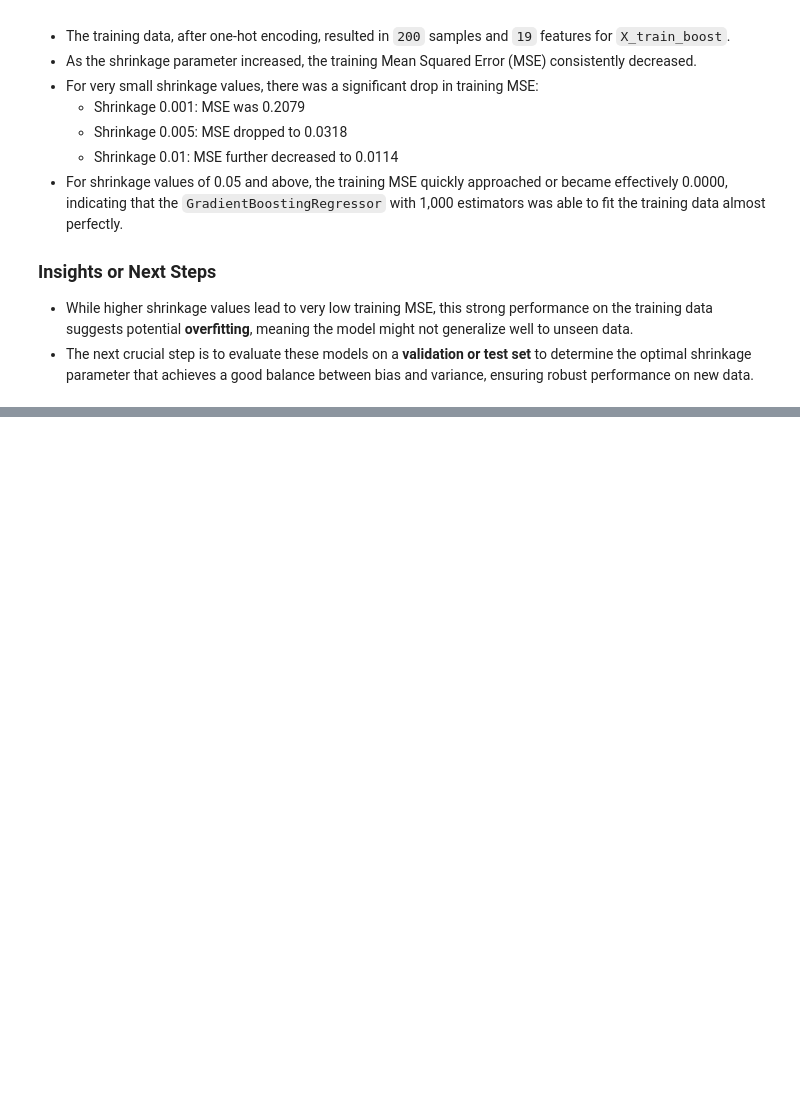
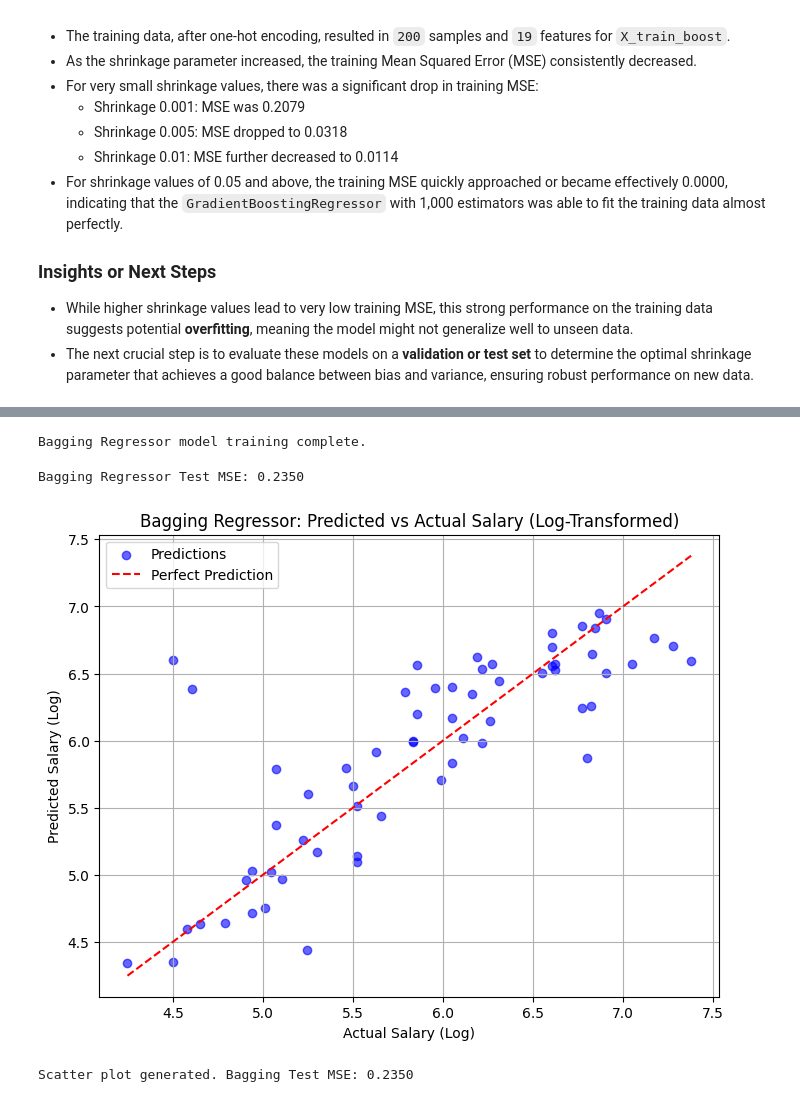
Before and after one commit to rguang/ISLP, a Jupyter notebook: Ch8 Lab.ipynb, the cells around one changed output, grey strips where cells are left out. Saved outputs shown, nothing was run; the diff lists cells and outputs as text; code cells hidden in the pictures; blank space fills up the shorter version.

```diff
--- a/Ch8 Lab.ipynb
+++ b/Ch8 Lab.ipynb
@@ -792,0 +1150,47 @@ The boosting analysis reveals a clear relationship between the shrinkage paramet
+# %%
+from sklearn.ensemble import BaggingRegressor
+from sklearn.tree import DecisionTreeRegressor
+
+# Initialize the Bagging Regressor with DecisionTreeRegressor as the base estimator
+bagging_model = BaggingRegressor(estimator=DecisionTreeRegressor(), n_estimators=100, random_state=42)
+
+# Fit the model to the training data
+bagging_model.fit(X_train_boost, y_train_boost)
+
+print("Bagging Regressor model training complete.")
+# %% [output]
+Bagging Regressor model training complete.
+# %%
+from sklearn.metrics import mean_squared_error
+
+# Use the bagging model to predict on the test data
+y_pred_bagging = bagging_model.predict(X_test_boost_encoded)
+
+# Calculate the Mean Squared Error on the test set
+bagging_test_mse = mean_squared_error(y_test_boost, y_pred_bagging)
+
+print(f"Bagging Regressor Test MSE: {bagging_test_mse:.4f}")
+# %% [output]
+Bagging Regressor Test MSE: 0.2350
+# %%
+import matplotlib.pyplot as plt
+
+plt.figure(figsize=(8, 6))
+plt.scatter(y_test_boost, y_pred_bagging, alpha=0.6, color='blue', label='Predictions')
+
+# Add reference line for perfect prediction
+min_val = min(y_test_boost.min(), y_pred_bagging.min())
+max_val = max(y_test_boost.max(), y_pred_bagging.max())
+plt.plot([min_val, max_val], [min_val, max_val], color='red', linestyle='--', label='Perfect Prediction')
+
+plt.title('Bagging Regressor: Predicted vs Actual Salary (Log-Transformed)')
+plt.xlabel('Actual Salary (Log)')
+plt.ylabel('Predicted Salary (Log)')
+plt.legend()
+plt.grid(True)
+plt.show()
+
+print(f"Scatter plot generated. Bagging Test MSE: {bagging_test_mse:.4f}")
+# %% [output]
+[figure, added]
+Scatter plot generated. Bagging Test MSE: 0.2350
```
Also changed, not shown: parts of 26 cells of this notebook.
